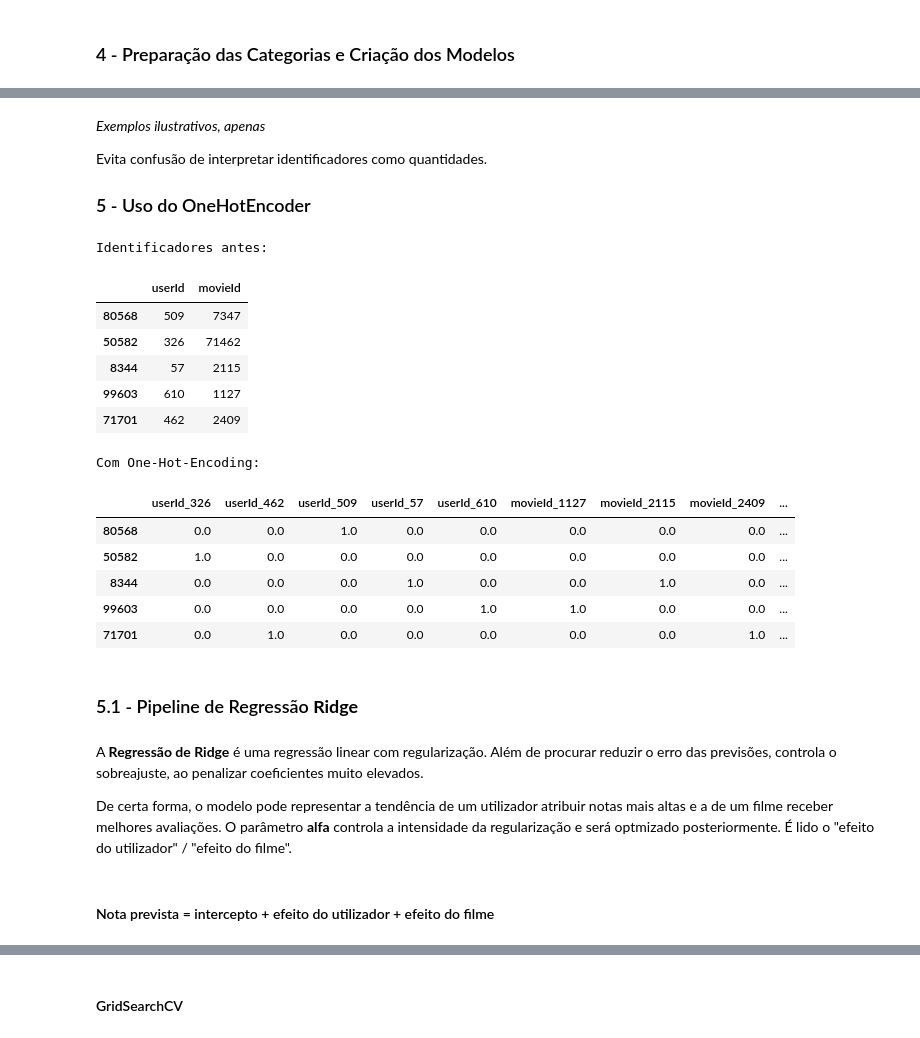
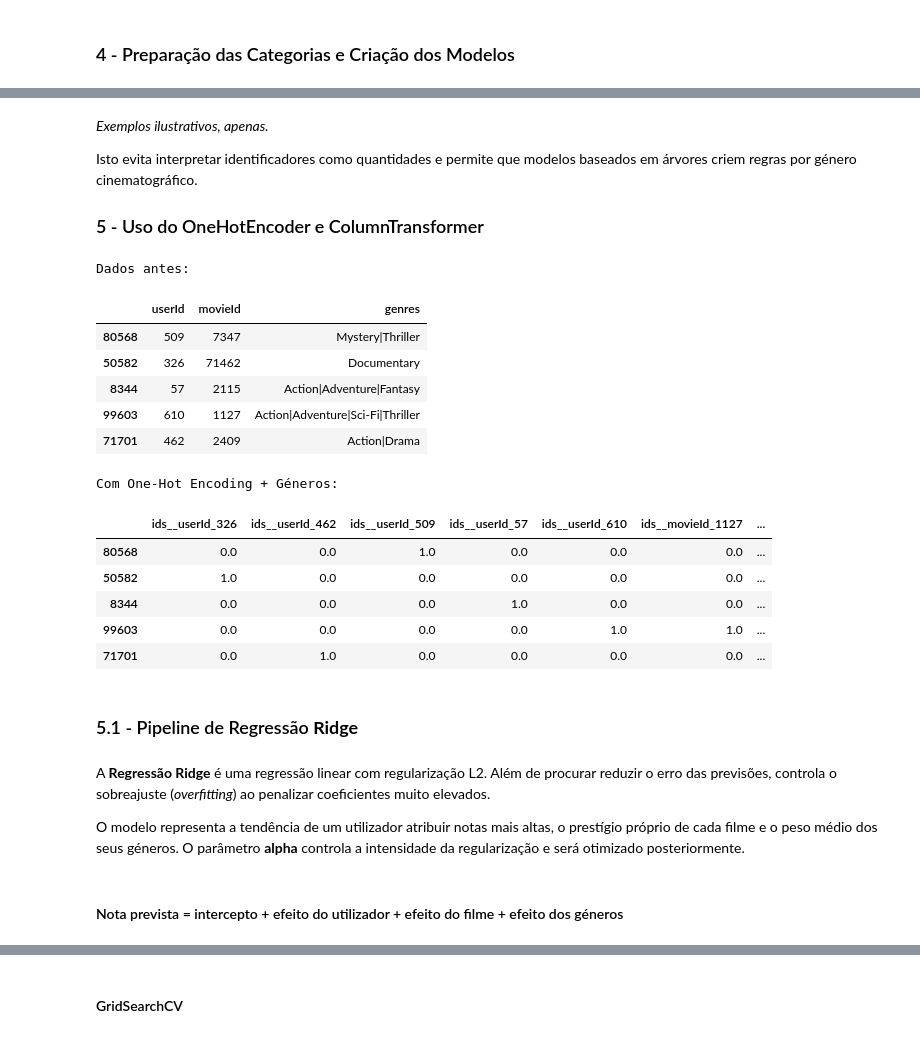
Before and after one commit to nicolasruchimura2/movie-lens-ml, a Jupyter notebook: recomendacoes.ipynb, the cells around one changed output, grey strips where cells are left out. Saved outputs shown, nothing was run; the diff lists cells and outputs as text; code cells hidden in the pictures.

Commit message:
feat: géneros

```diff
--- a/recomendacoes.ipynb
+++ b/recomendacoes.ipynb
@@ -98,13 +99,12 @@ Número de filmes avaliados pelo utilizador 1: 232
 # %%
 from sklearn.model_selection import train_test_split
 
-# Agora, ao invés de ir tratar o id como números, converteremos para string, para que possa ser categorizado.
+# Selecionamos identificadores e géneros; convertemos os IDs para string para serem tratados como categorias.
+X = avaliacoes[["userId", "movieId", "genres"]].copy()
+X[["userId", "movieId"]] = X[["userId", "movieId"]].astype(str)
 
-X = ratings[["userId","movieId"]].astype(str)
-
-# Resposta que queremos prever
-
-y= ratings["rating"]
+# Variável alvo que queremos prever
+y = avaliacoes["rating"]
 
 X_treino, X_teste, y_treino, y_teste = train_test_split(
     X,
@@ -113,8 +113,8 @@ X_treino, X_teste, y_treino, y_teste = train_test_split(
     random_state=42
 )
 
-print("Avaliações de treino:",len(X_treino))
-print("Avaliações de teste:",len(X_teste))
+print("Avaliações de treino:", len(X_treino))
+print("Avaliações de teste:", len(X_teste))
 # %% [output]
 Avaliações de treino: 80668
 Avaliações de teste: 20168
@@ -155,51 +147,57 @@ Os identificadores devem de ser representados como categorias e não quantidades
 # %% [markdown]
-*Exemplos ilustrativos, apenas*
+*Exemplos ilustrativos, apenas.*
 
-Evita confusão de interpretar identificadores como quantidades.
+Isto evita interpretar identificadores como quantidades e permite que modelos baseados em árvores criem regras por género cinematográfico.
 
-### 5 - Uso do OneHotEncoder
+### 5 - Uso do OneHotEncoder e ColumnTransformer
 # %%
 from sklearn.preprocessing import OneHotEncoder
+from sklearn.feature_extraction.text import CountVectorizer
+from sklearn.compose import ColumnTransformer
 
-exemplo = X_treino[["userId","movieId"]].head(5).copy()
-codificador_exemplo = OneHotEncoder(handle_unknown="ignore")
+exemplo = X_treino[["userId", "movieId", "genres"]].head(5).copy()
+
+codificador_exemplo = ColumnTransformer([
+    ("ids", OneHotEncoder(handle_unknown="ignore"), ["userId", "movieId"]),
+    ("generos", CountVectorizer(token_pattern=r"[^|]+", lowercase=False), "genres")
+])
 
 exemplo_transformado = codificador_exemplo.fit_transform(exemplo)
 
-#trazer em tabela com *pandas*
-
 tabela_exemplo = pd.DataFrame(
-    exemplo_transformado.toarray(), columns=codificador_exemplo.get_feature_names_out(), index=exemplo.index
+    exemplo_transformado.toarray(),
+    columns=codificador_exemplo.get_feature_names_out(),
+    index=exemplo.index
 )
 
-print("Identificadores antes:")
+print("Dados antes:")
 display(exemplo)
 
-print("Com One-Hot-Encoding:")
+print("Com One-Hot Encoding + Géneros:")
 display(tabela_exemplo)
 # %% [output]
-Identificadores antes:
+Dados antes:
-|  | userId | movieId |
-| 80568 | 509 | 7347 |
-| 50582 | 326 | 71462 |
-| 8344 | 57 | 2115 |
-| 99603 | 610 | 1127 |
-| 71701 | 462 | 2409 |
+|  | userId | movieId | genres |
+| 80568 | 509 | 7347 | Mystery|Thriller |
+| 50582 | 326 | 71462 | Documentary |
+| 8344 | 57 | 2115 | Action|Adventure|Fantasy |
+| 99603 | 610 | 1127 | Action|Adventure|Sci-Fi|Thriller |
+| 71701 | 462 | 2409 | Action|Drama |
-Com One-Hot-Encoding:
+Com One-Hot Encoding + Géneros:
-|  | userId_326 | userId_462 | userId_509 | userId_57 | userId_610 | movieId_1127 | movieId_2115 | movieId_2409 | ... |
-| 80568 | 0.0 | 0.0 | 1.0 | 0.0 | 0.0 | 0.0 | 0.0 | 0.0 | ... |
-| 50582 | 1.0 | 0.0 | 0.0 | 0.0 | 0.0 | 0.0 | 0.0 | 0.0 | ... |
-| 8344 | 0.0 | 0.0 | 0.0 | 1.0 | 0.0 | 0.0 | 1.0 | 0.0 | ... |
-| 99603 | 0.0 | 0.0 | 0.0 | 0.0 | 1.0 | 1.0 | 0.0 | 0.0 | ... |
-| 71701 | 0.0 | 1.0 | 0.0 | 0.0 | 0.0 | 0.0 | 0.0 | 1.0 | ... |
+|  | ids__userId_326 | ids__userId_462 | ids__userId_509 | ids__userId_57 | ids__userId_610 | ids__movieId_1127 | ... |
+| 80568 | 0.0 | 0.0 | 1.0 | 0.0 | 0.0 | 0.0 | ... |
+| 50582 | 1.0 | 0.0 | 0.0 | 0.0 | 0.0 | 0.0 | ... |
+| 8344 | 0.0 | 0.0 | 0.0 | 1.0 | 0.0 | 0.0 | ... |
+| 99603 | 0.0 | 0.0 | 0.0 | 0.0 | 1.0 | 1.0 | ... |
+| 71701 | 0.0 | 1.0 | 0.0 | 0.0 | 0.0 | 0.0 | ... |
 # %% [markdown]
 ### 5.1 - Pipeline de Regressão **Ridge**
 # %% [markdown]
-A **Regressão de Ridge** é uma regressão linear com regularização. Além de procurar reduzir o erro das previsões, controla o sobreajuste, ao penalizar coeficientes muito elevados.
+A **Regressão Ridge** é uma regressão linear com regularização L2. Além de procurar reduzir o erro das previsões, controla o sobreajuste (*overfitting*) ao penalizar coeficientes muito elevados.
 
-De certa forma, o modelo pode representar a tendência de um utilizador atribuir notas mais altas e a de um filme receber melhores avaliações. O parâmetro **alfa** controla a intensidade da regularização e será optmizado posteriormente. É lido o "efeito do utilizador" / "efeito do filme".
+O modelo representa a tendência de um utilizador atribuir notas mais altas, o prestígio próprio de cada filme e o peso médio dos seus géneros. O parâmetro **alpha** controla a intensidade da regularização e será otimizado posteriormente.
 # %% [markdown]
-#### Nota prevista = intercepto + efeito do utilizador + efeito do filme
+#### Nota prevista = intercepto + efeito do utilizador + efeito do filme + efeito dos géneros
 # %%
 from sklearn.pipeline import Pipeline
 from sklearn.linear_model import Ridge
```
Also changed, not shown: parts of 38 cells of this notebook.
